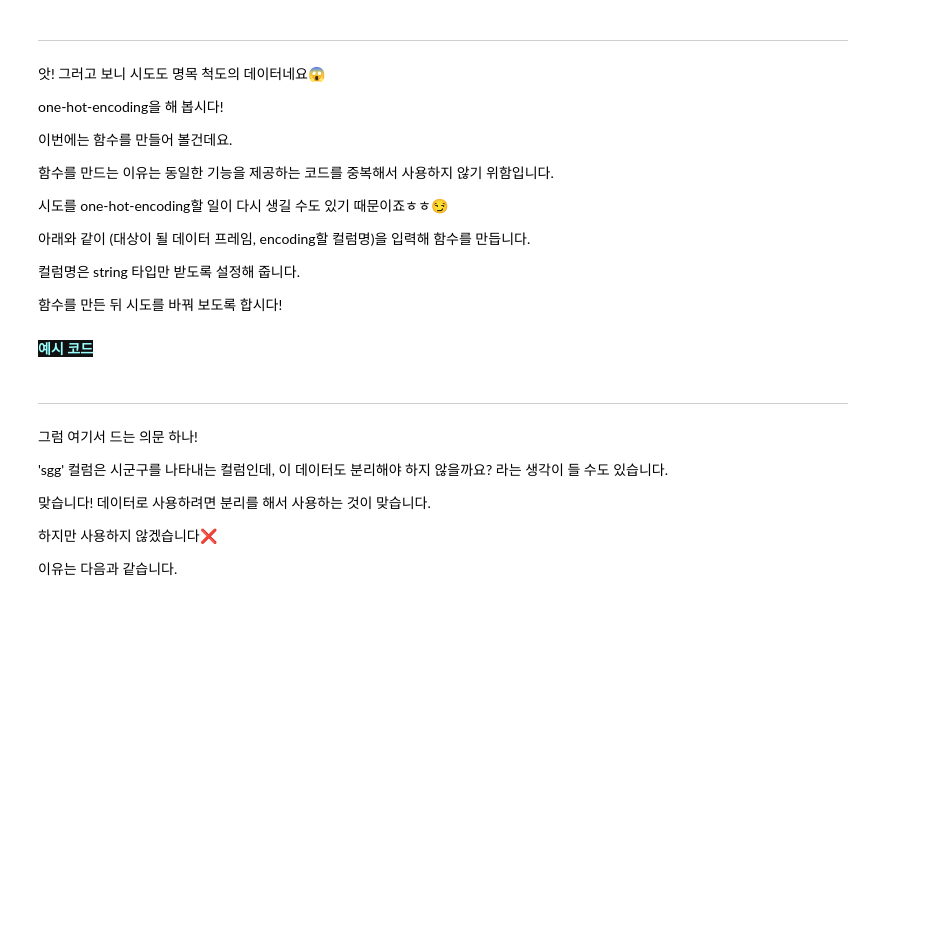
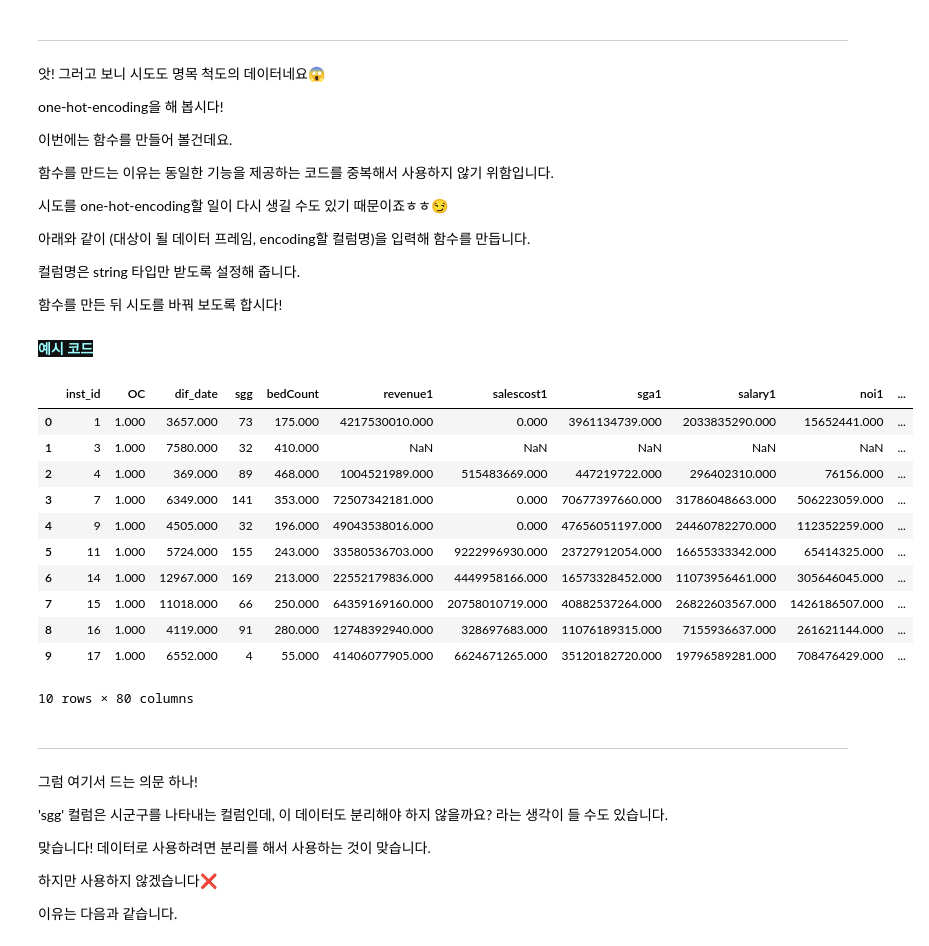
Before and after one commit to nyeokinyeoki/Gym_zalabim, a Jupyter notebook: ipynb/hospital.ipynb, the cells around one changed output. Drawn from its saved outputs; the diff is of its cells as text; code cells hidden in the pictures; blank space fills up the shorter version.

```diff
--- a/ipynb/hospital.ipynb
+++ b/ipynb/hospital.ipynb
@@ -1144,7 +1154,20 @@ def sido_ohe(DF, colname : str) :
 # %%
 # 시도 데이터를 one-hot-encoding
 df_m = sido_ohe(DF=df_one, colname="sido")
-# df_m.head(10)
+df_m.head(10)
+# %% [output]
+|  | inst_id | OC | dif_date | sgg | bedCount | revenue1 | salescost1 | sga1 | salary1 | noi1 | ... |
+| 0 | 1 | 1.000 | 3657.000 | 73 | 175.000 | 4217530010.000 | 0.000 | 3961134739.000 | 2033835290.000 | 15652441.000 | ... |
+| 1 | 3 | 1.000 | 7580.000 | 32 | 410.000 | NaN | NaN | NaN | NaN | NaN | ... |
+| 2 | 4 | 1.000 | 369.000 | 89 | 468.000 | 1004521989.000 | 515483669.000 | 447219722.000 | 296402310.000 | 76156.000 | ... |
+| 3 | 7 | 1.000 | 6349.000 | 141 | 353.000 | 72507342181.000 | 0.000 | 70677397660.000 | 31786048663.000 | 506223059.000 | ... |
+| 4 | 9 | 1.000 | 4505.000 | 32 | 196.000 | 49043538016.000 | 0.000 | 47656051197.000 | 24460782270.000 | 112352259.000 | ... |
+| 5 | 11 | 1.000 | 5724.000 | 155 | 243.000 | 33580536703.000 | 9222996930.000 | 23727912054.000 | 16655333342.000 | 65414325.000 | ... |
+| 6 | 14 | 1.000 | 12967.000 | 169 | 213.000 | 22552179836.000 | 4449958166.000 | 16573328452.000 | 11073956461.000 | 305646045.000 | ... |
+| 7 | 15 | 1.000 | 11018.000 | 66 | 250.000 | 64359169160.000 | 20758010719.000 | 40882537264.000 | 26822603567.000 | 1426186507.000 | ... |
+| 8 | 16 | 1.000 | 4119.000 | 91 | 280.000 | 12748392940.000 | 328697683.000 | 11076189315.000 | 7155936637.000 | 261621144.000 | ... |
+| 9 | 17 | 1.000 | 6552.000 | 4 | 55.000 | 41406077905.000 | 6624671265.000 | 35120182720.000 | 19796589281.000 | 708476429.000 | ... |
+10 rows × 80 columns
 # %% [markdown]
 ***
 그럼 여기서 드는 의문 하나!
```
Also changed, not shown: parts of 4 cells of this notebook.
